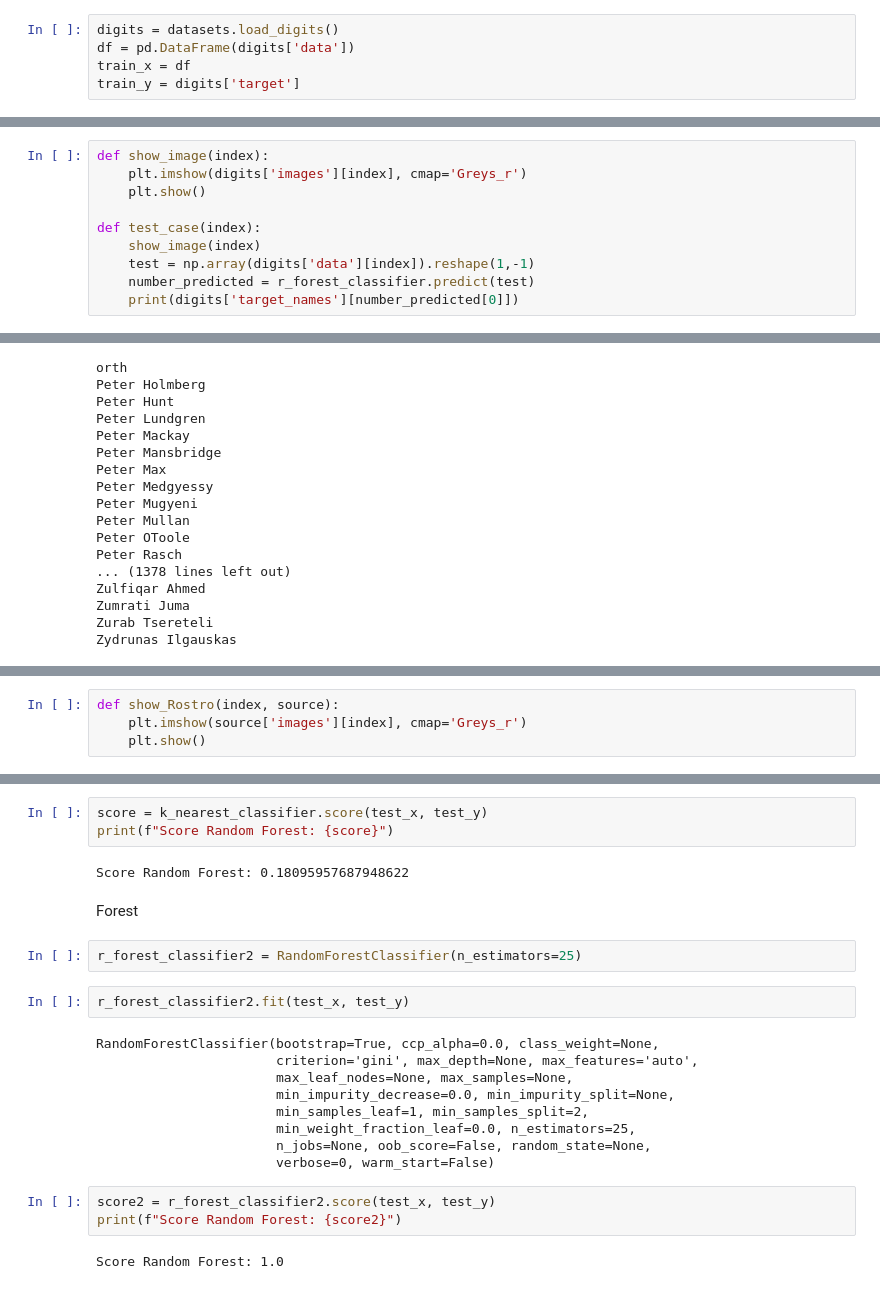
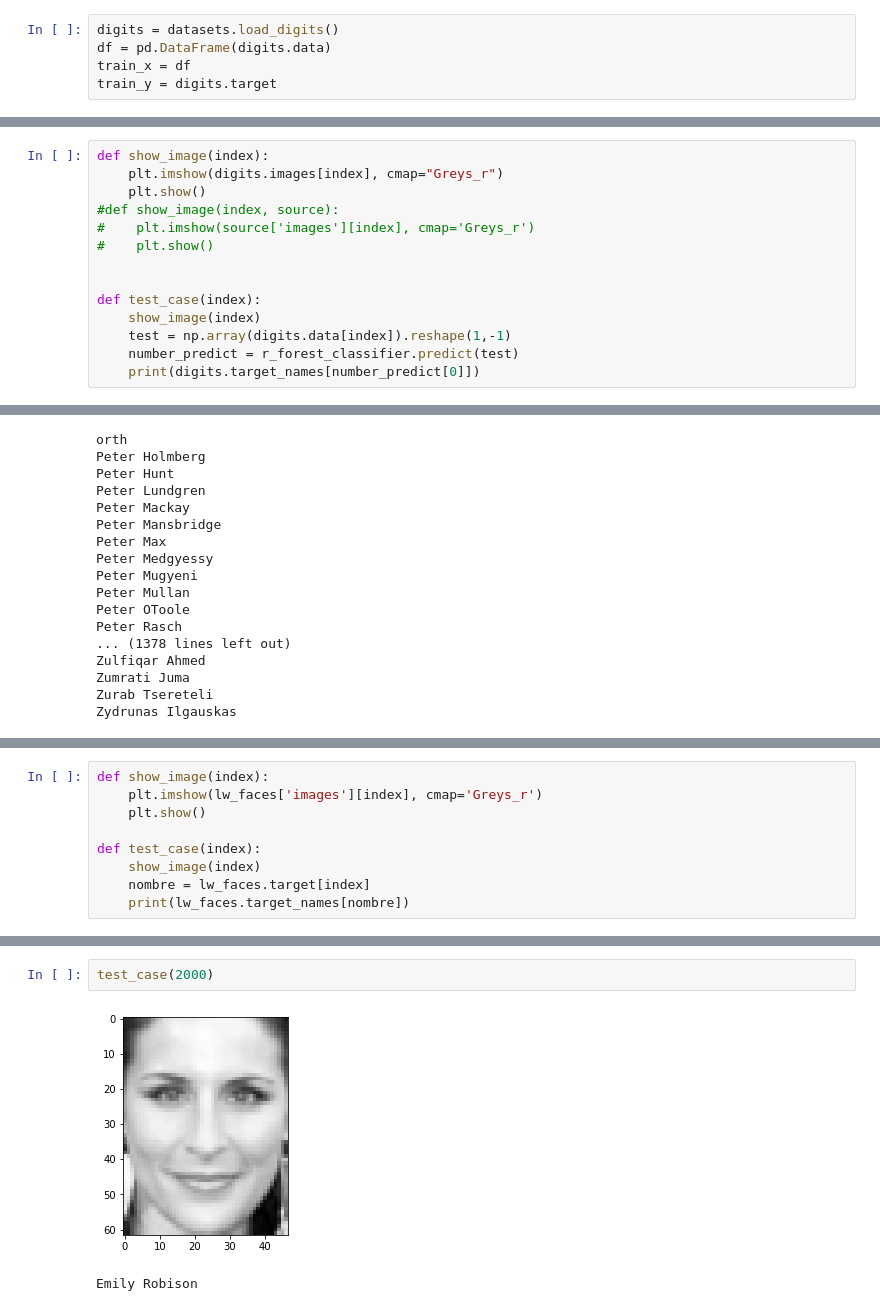
Before and after one commit to edwardfc24/random-forest, a Jupyter notebook: random_forest.ipynb, the cells around one changed output, grey strips where cells are left out. Drawn from its saved outputs; the diff is of its cells as text.

Commit message:
clasificadores con dataset faces

```diff
--- a/random_forest.ipynb
+++ b/random_forest.ipynb
@@ -7,9 +7,9 @@ from sklearn.ensemble import RandomForestClassifier
 from sklearn.model_selection import train_test_split
 # %%
 digits = datasets.load_digits()
-df = pd.DataFrame(digits['data'])
+df = pd.DataFrame(digits.data)
 train_x = df
-train_y = digits['target']
+train_y = digits.target
 # %%
 r_forest_classifier = RandomForestClassifier()
 # %%
@@ -28,13 +28,17 @@ Funciones para la visualización de información
 # %%
 def show_image(index):
-    plt.imshow(digits['images'][index], cmap='Greys_r')
+    plt.imshow(digits.images[index], cmap="Greys_r")
     plt.show()
+#def show_image(index, source):
+#    plt.imshow(source['images'][index], cmap='Greys_r')
+#    plt.show()
+
 
 def test_case(index):
     show_image(index)
-    test = np.array(digits['data'][index]).reshape(1,-1)
-    number_predicted = r_forest_classifier.predict(test)
-    print(digits['target_names'][number_predicted[0]])
+    test = np.array(digits.data[index]).reshape(1,-1)
+    number_predict = r_forest_classifier.predict(test)
+    print(digits.target_names[number_predict[0]])
 # %%
 test_case(1650)
 # %% [output]
@@ -74,4 +108,9 @@ Zydrunas Ilgauskas
 # %%
-def show_Rostro(index, source):
-    plt.imshow(source['images'][index], cmap='Greys_r')
+def show_image(index):
+    plt.imshow(lw_faces['images'][index], cmap='Greys_r')
     plt.show()
+
+def test_case(index):
+    show_image(index)
+    nombre = lw_faces.target[index]
+    print(lw_faces.target_names[nombre])
@@ -167,25 +117,5 @@ KNeighborsClassifier(algorithm='auto', leaf_size=30, metric='minkowski',
-# %%
-score = k_nearest_classifier.score(test_x, test_y)
-print(f"Score Random Forest: {score}")
-# %% [output]
-Score Random Forest: 0.18095957687948622
-# %% [markdown]
-Forest
-# %%
-r_forest_classifier2 = RandomForestClassifier(n_estimators=25)
-# %%
-r_forest_classifier2.fit(test_x, test_y)
-# %% [output]
-RandomForestClassifier(bootstrap=True, ccp_alpha=0.0, class_weight=None,
-                       criterion='gini', max_depth=None, max_features='auto',
-                       max_leaf_nodes=None, max_samples=None,
-                       min_impurity_decrease=0.0, min_impurity_split=None,
-                       min_samples_leaf=1, min_samples_split=2,
-                       min_weight_fraction_leaf=0.0, n_estimators=25,
-                       n_jobs=None, oob_score=False, random_state=None,
-                       verbose=0, warm_start=False)
-# %%
-score2 = r_forest_classifier2.score(test_x, test_y)
-print(f"Score Random Forest: {score2}")
-# %% [output]
-Score Random Forest: 1.0
+# %%
+test_case(2000)
+# %% [output]
+[figure, added]
+Emily Robison
```
Also changed, not shown: parts of 25 cells of this notebook, 3 other files.
